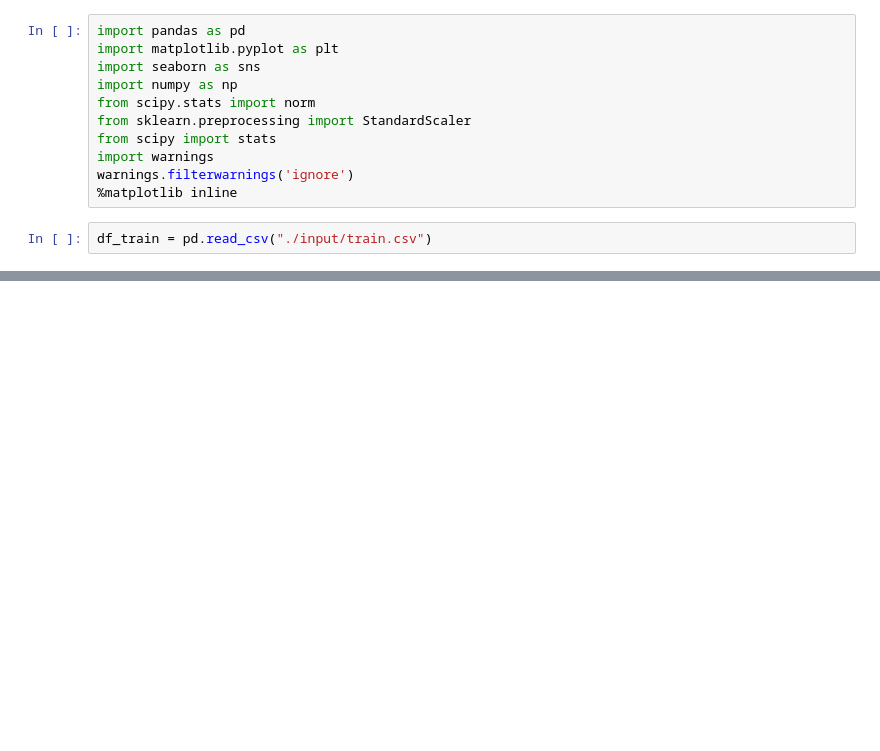
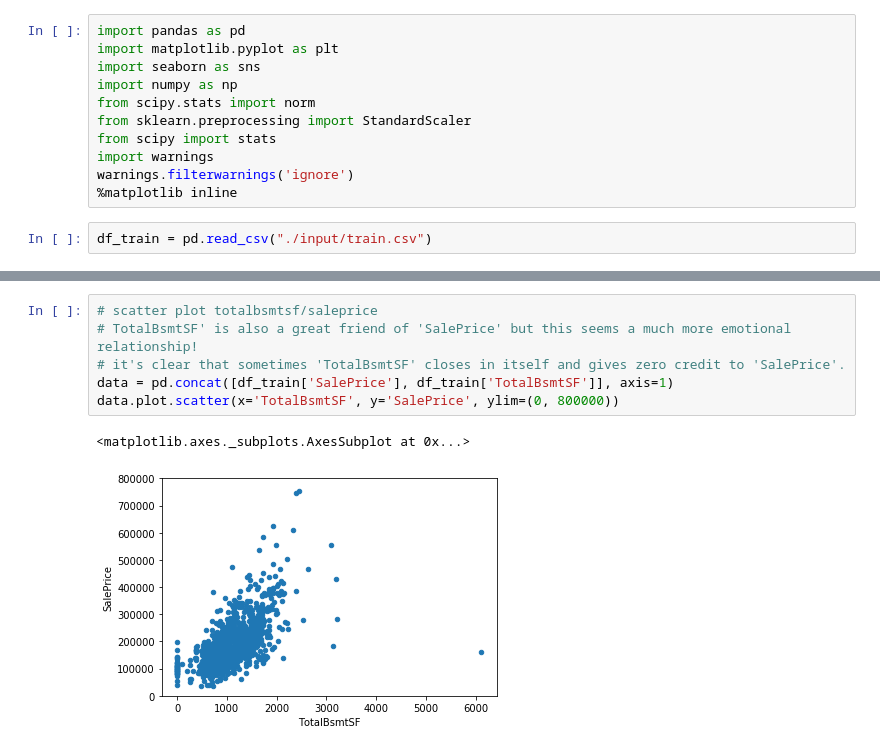
Before and after one commit to awonderfullife/House-Prices-Predicting, a Jupyter notebook: feature_ana.ipynb, the cells around one changed output, grey strips where cells are left out. Cells and saved outputs as stored; diff of their text form; blank space fills up the shorter version.

```diff
--- a/feature_ana.ipynb
+++ b/feature_ana.ipynb
@@ -36,0 +66,9 @@ Index([u'Id', u'MSSubClass', u'MSZoning', u'LotFrontage', u'LotArea',
+# %%
+# scatter plot totalbsmtsf/saleprice
+# TotalBsmtSF' is also a great friend of 'SalePrice' but this seems a much more emotional relationship!
+# it's clear that sometimes 'TotalBsmtSF' closes in itself and gives zero credit to 'SalePrice'.
+data = pd.concat([df_train['SalePrice'], df_train['TotalBsmtSF']], axis=1)
+data.plot.scatter(x='TotalBsmtSF', y='SalePrice', ylim=(0, 800000))
+# %% [output]
+<matplotlib.axes._subplots.AxesSubplot at 0x...>
+[figure, added]
```
Also changed, not shown: parts of 22 cells of this notebook.
